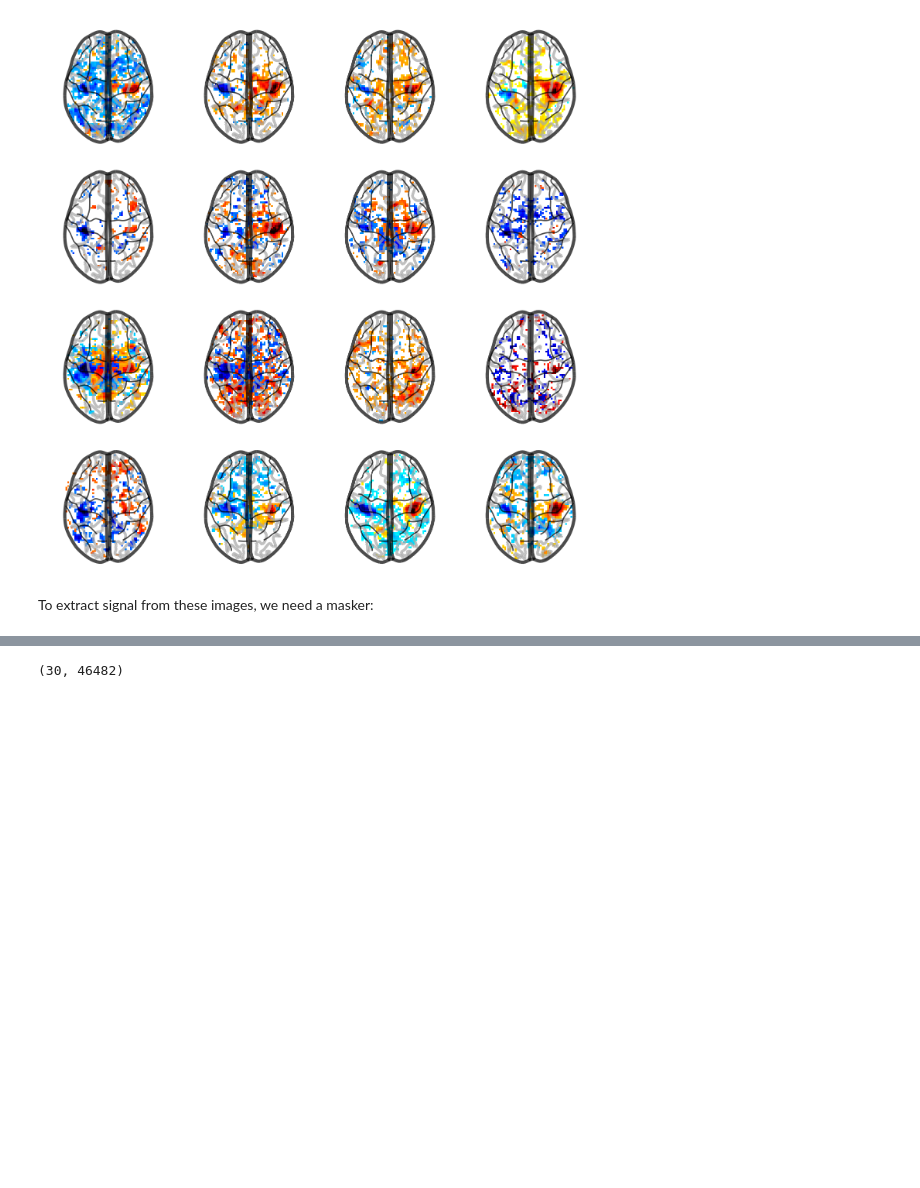
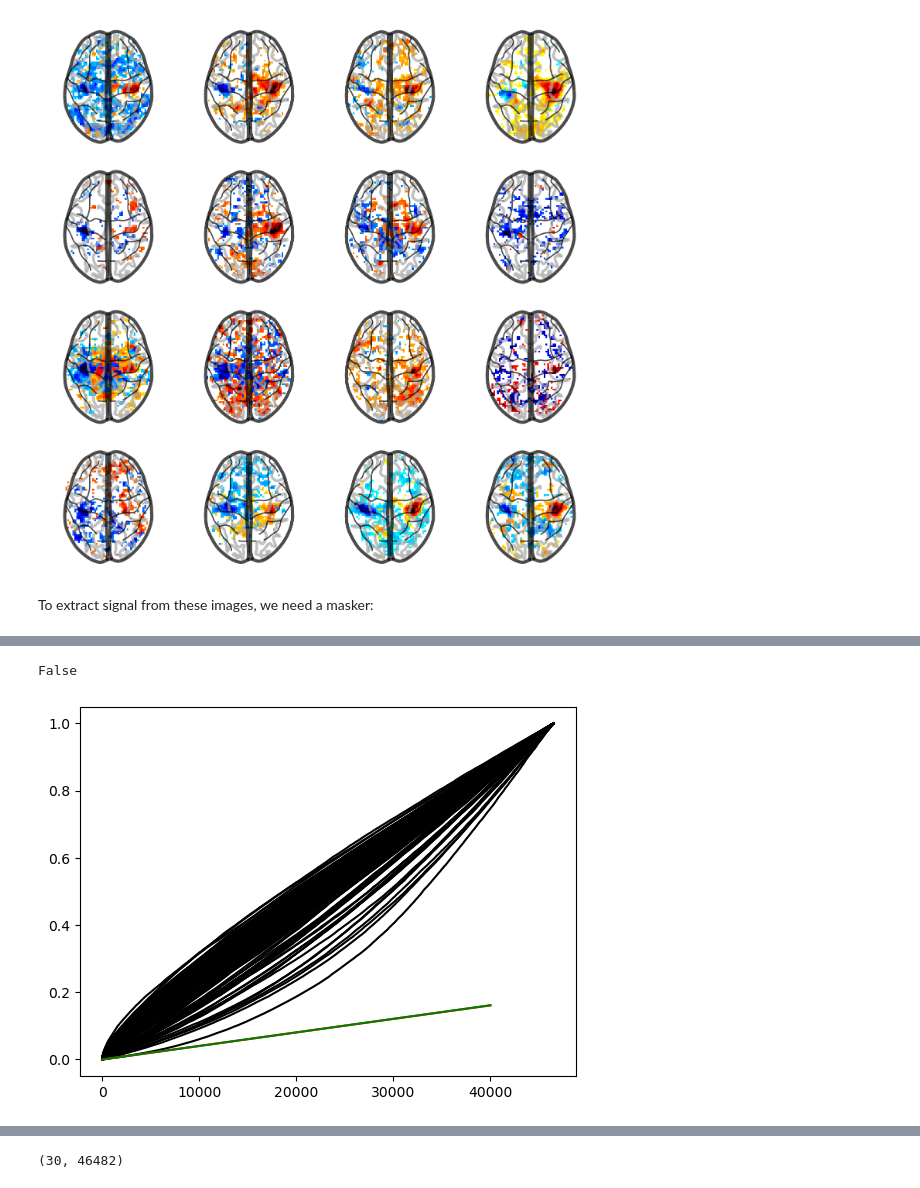
Before and after one commit to alexblnn/Notip, a Jupyter notebook: notebooks/notip_ohbm_v2.ipynb, the cells around one changed output, grey strips where cells are left out. Cells and saved outputs as stored; diff of their text form; code cells hidden in the pictures; blank space fills up the shorter version.

```diff
--- a/notebooks/notip_ohbm_v2.ipynb
+++ b/notebooks/notip_ohbm_v2.ipynb
@@ -58,0 +95,20 @@ fmri_input = nifti_masker.fit_transform(data["cmaps"])
+# %%
+pval0 = get_permuted_p_values_one_sample(fmri_input,
+                                                B=100,
+                                                seed=None,
+                                                n_jobs=1)
+
+piv_stat = get_pivotal_stats(pval0, K=40000)
+lambda1 = np.quantile(piv_stat, 0.05)
+lambda2 = np.sort(piv_stat)[math.floor(0.05*100)]
+thresholds1 = linear_template(lambda1, 40000, 50000)
+thresholds2 = linear_template(lambda2, 40000, 50000)
+
+for pval in pval0:
+    plt.plot(pval, color='black')
+plt.plot(thresholds1, color='red')
+plt.plot(thresholds2, color='green')
+plt.show()
+# %% [output]
+False
+[figure, added]
```
Also changed, not shown: parts of 17 cells of this notebook, 5 other files.
